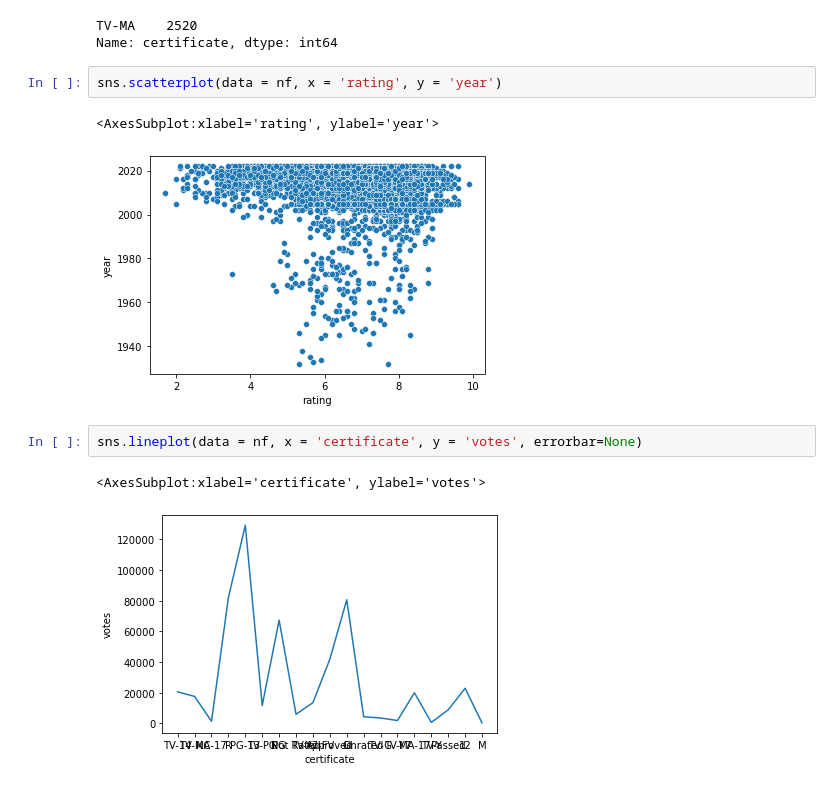
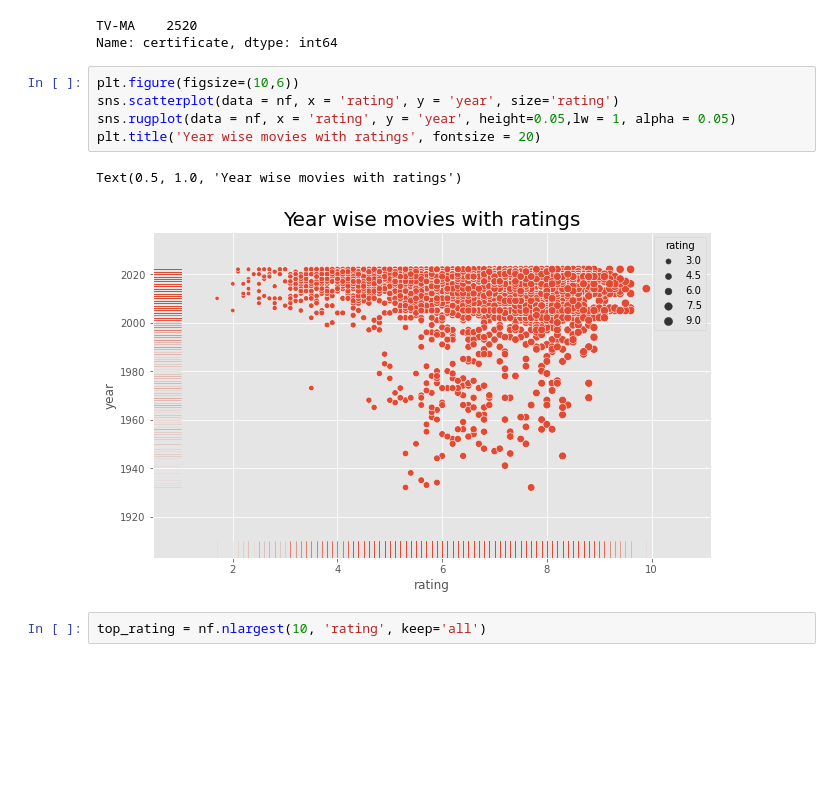
Before and after one commit to anulkanpuria/Python, a Jupyter notebook: Netflix.ipynb, the cells around one changed output. Cells and saved outputs as stored; diff of their text form; blank space fills up the shorter version.

```diff
--- a/Netflix.ipynb
+++ b/Netflix.ipynb
@@ -170,12 +171,12 @@ nf['certificate'].value_counts().head(1)
 TV-MA    2520
 Name: certificate, dtype: int64
 # %%
-sns.scatterplot(data = nf, x = 'rating', y = 'year')
+plt.figure(figsize=(10,6))
+sns.scatterplot(data = nf, x = 'rating', y = 'year', size='rating')
+sns.rugplot(data = nf, x = 'rating', y = 'year', height=0.05,lw = 1, alpha = 0.05)
+plt.title('Year wise movies with ratings', fontsize = 20)
 # %% [output]
-<AxesSubplot:xlabel='rating', ylabel='year'>
+Text(0.5, 1.0, 'Year wise movies with ratings')
-[figure, old version]
+[figure, new version]
-# %%
-sns.lineplot(data = nf, x = 'certificate', y = 'votes', errorbar=None)
-# %% [output]
-<AxesSubplot:xlabel='certificate', ylabel='votes'>
-[figure, removed]
+# %%
+top_rating = nf.nlargest(10, 'rating', keep='all')
```
Also changed, not shown: parts of 4 cells of this notebook.
